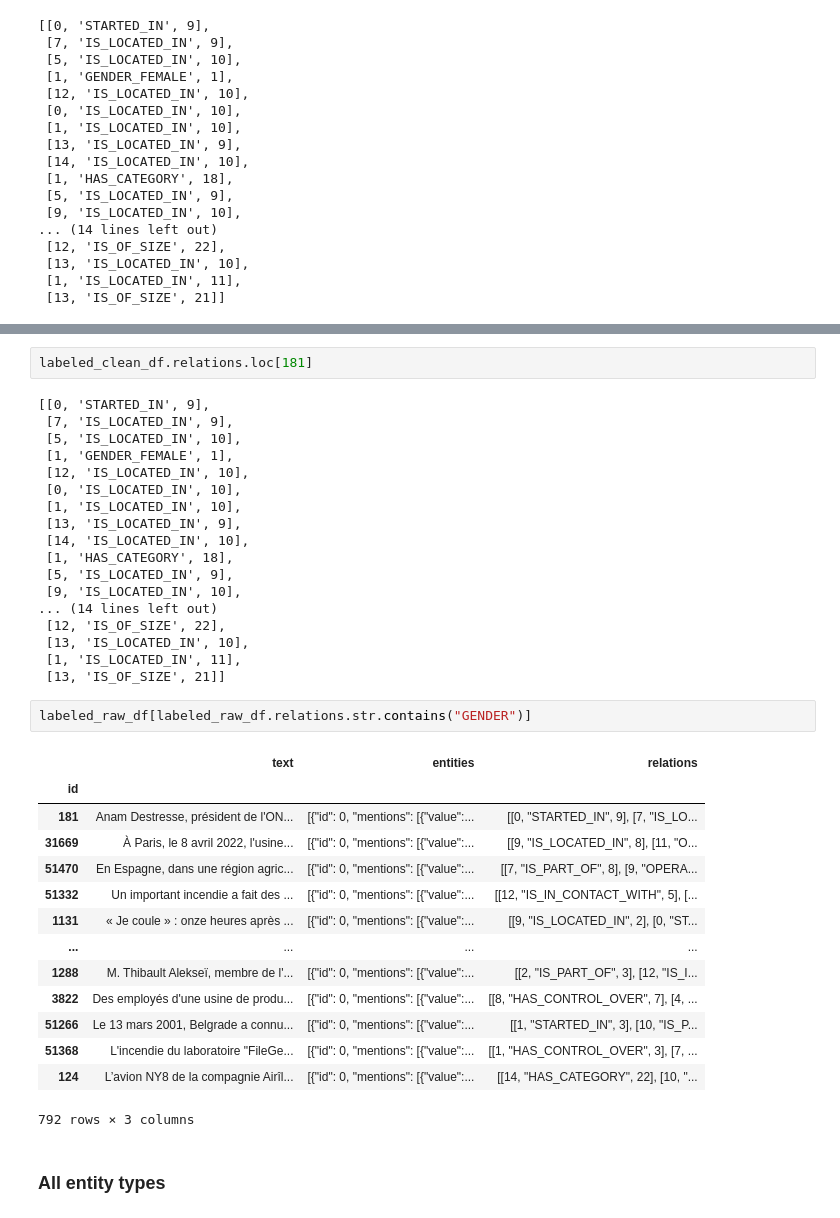
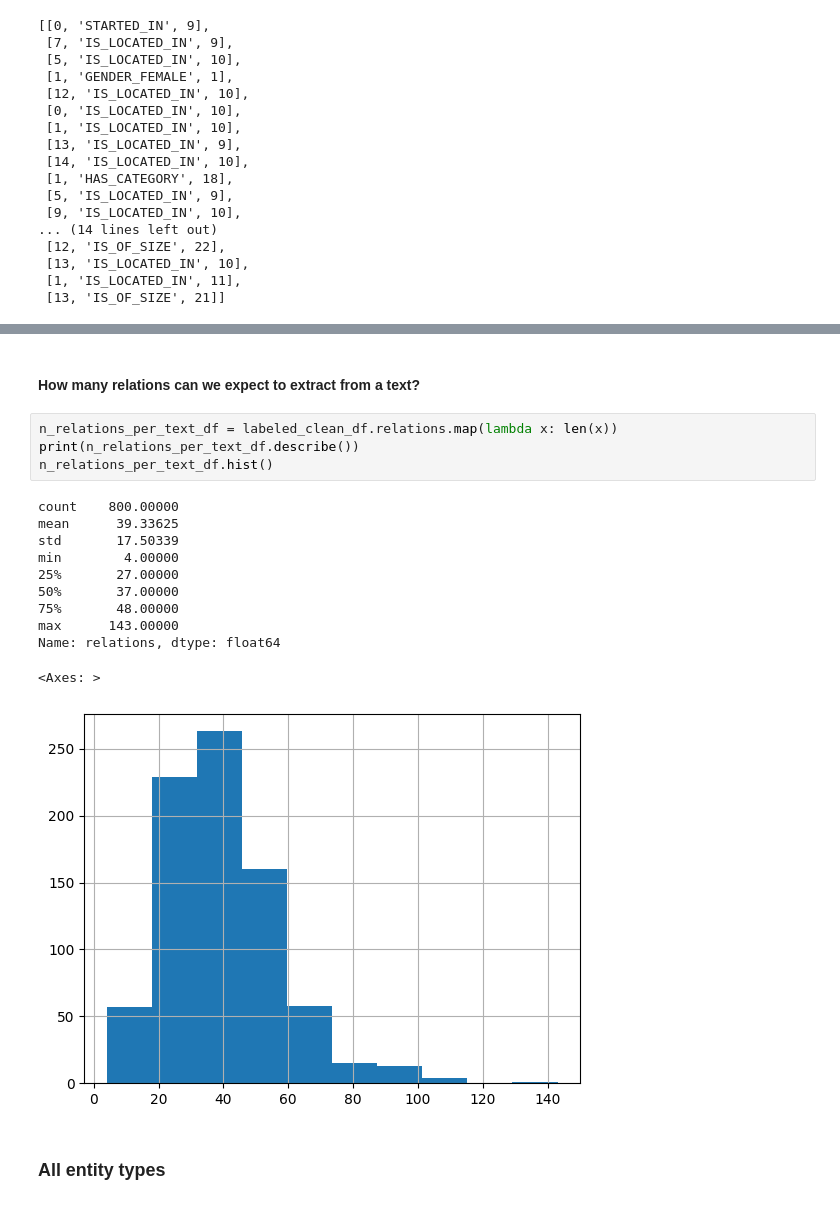
Before and after one commit to lengocluyen/relation_extraction_textmine25, a Jupyter notebook: defi_textmine_2025/eda.ipynb, the cells around one changed output, grey strips where cells are left out. Saved outputs shown, nothing was run; the diff lists cells and outputs as text.

Commit message:
How many relations can we expect to extract from a text?

```diff
--- a/defi_textmine_2025/eda.ipynb
+++ b/defi_textmine_2025/eda.ipynb
@@ -368,40 +348,21 @@ labeled_clean_df.entities.loc[181]
-# %%
-labeled_clean_df.relations.loc[181]
-# %% [output]
-[[0, 'STARTED_IN', 9],
- [7, 'IS_LOCATED_IN', 9],
- [5, 'IS_LOCATED_IN', 10],
- [1, 'GENDER_FEMALE', 1],
- [12, 'IS_LOCATED_IN', 10],
- [0, 'IS_LOCATED_IN', 10],
- [1, 'IS_LOCATED_IN', 10],
- [13, 'IS_LOCATED_IN', 9],
- [14, 'IS_LOCATED_IN', 10],
- [1, 'HAS_CATEGORY', 18],
- [5, 'IS_LOCATED_IN', 9],
- [9, 'IS_LOCATED_IN', 10],
-... (14 lines left out)
- [12, 'IS_OF_SIZE', 22],
- [13, 'IS_LOCATED_IN', 10],
- [1, 'IS_LOCATED_IN', 11],
- [13, 'IS_OF_SIZE', 21]]
-# %%
-labeled_raw_df[labeled_raw_df.relations.str.contains("GENDER")]
-# %% [output]
-|  | text | entities | relations |
-| id |  |  |  |
-| 181 | Anam Destresse, président de l'ON... | [{"id": 0, "mentions": [{"value":... | [[0, "STARTED_IN", 9], [7, "IS_LO... |
-| 31669 | À Paris, le 8 avril 2022, l'usine... | [{"id": 0, "mentions": [{"value":... | [[9, "IS_LOCATED_IN", 8], [11, "O... |
-| 51470 | En Espagne, dans une région agric... | [{"id": 0, "mentions": [{"value":... | [[7, "IS_PART_OF", 8], [9, "OPERA... |
-| 51332 | Un important incendie a fait des ... | [{"id": 0, "mentions": [{"value":... | [[12, "IS_IN_CONTACT_WITH", 5], [... |
-| 1131 | « Je coule » : onze heures après ... | [{"id": 0, "mentions": [{"value":... | [[9, "IS_LOCATED_IN", 2], [0, "ST... |
-| ... | ... | ... | ... |
-| 1288 | M. Thibault Alekseï, membre de l'... | [{"id": 0, "mentions": [{"value":... | [[2, "IS_PART_OF", 3], [12, "IS_I... |
-| 3822 | Des employés d'une usine de produ... | [{"id": 0, "mentions": [{"value":... | [[8, "HAS_CONTROL_OVER", 7], [4, ... |
-| 51266 | Le 13 mars 2001, Belgrade a connu... | [{"id": 0, "mentions": [{"value":... | [[1, "STARTED_IN", 3], [10, "IS_P... |
-| 51368 | L'incendie du laboratoire "FileGe... | [{"id": 0, "mentions": [{"value":... | [[1, "HAS_CONTROL_OVER", 3], [7, ... |
-| 124 | L’avion NY8 de la compagnie Airîl... | [{"id": 0, "mentions": [{"value":... | [[14, "HAS_CATEGORY", 22], [10, "... |
-792 rows × 3 columns
+# %% [markdown]
+#### How many relations can we expect to extract from a text?
+# %%
+n_relations_per_text_df = labeled_clean_df.relations.map(lambda x: len(x))
+print(n_relations_per_text_df.describe())
+n_relations_per_text_df.hist()
+# %% [output]
+count    800.00000
+mean      39.33625
+std       17.50339
+min        4.00000
+25%       27.00000
+50%       37.00000
+75%       48.00000
+max      143.00000
+Name: relations, dtype: float64
+<Axes: >
+[figure, added]
 # %% [markdown]
 ### All entity types
 # %%
```
Also changed, not shown: parts of 45 cells of this notebook.
